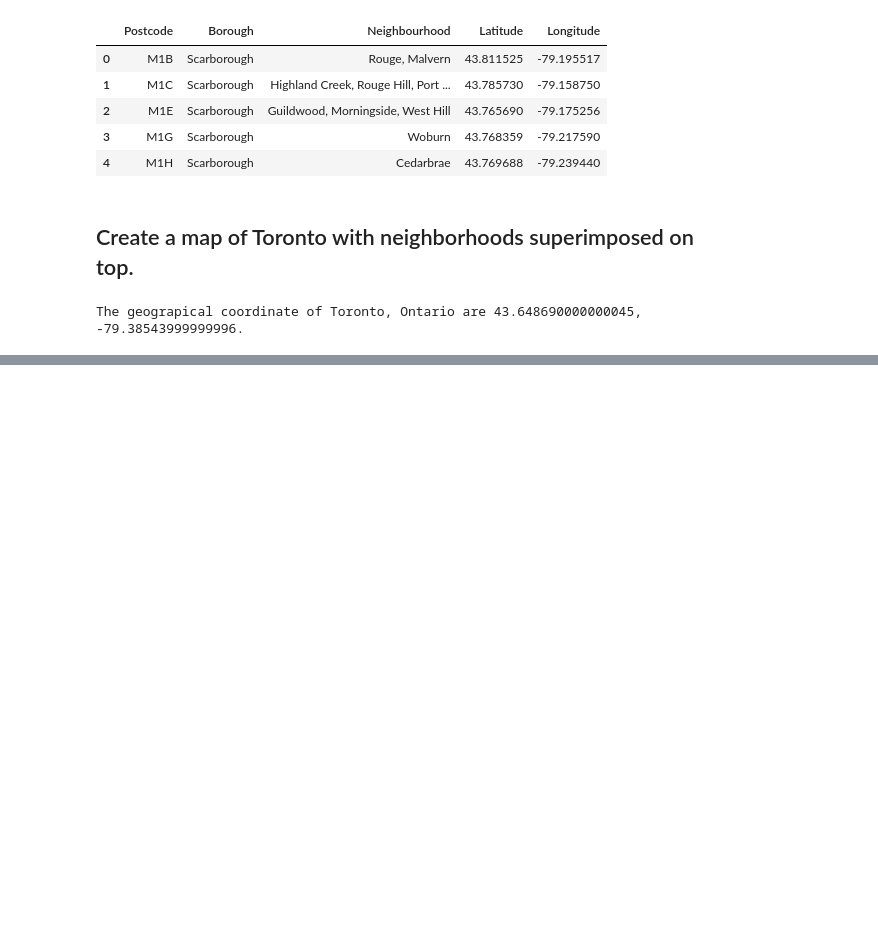
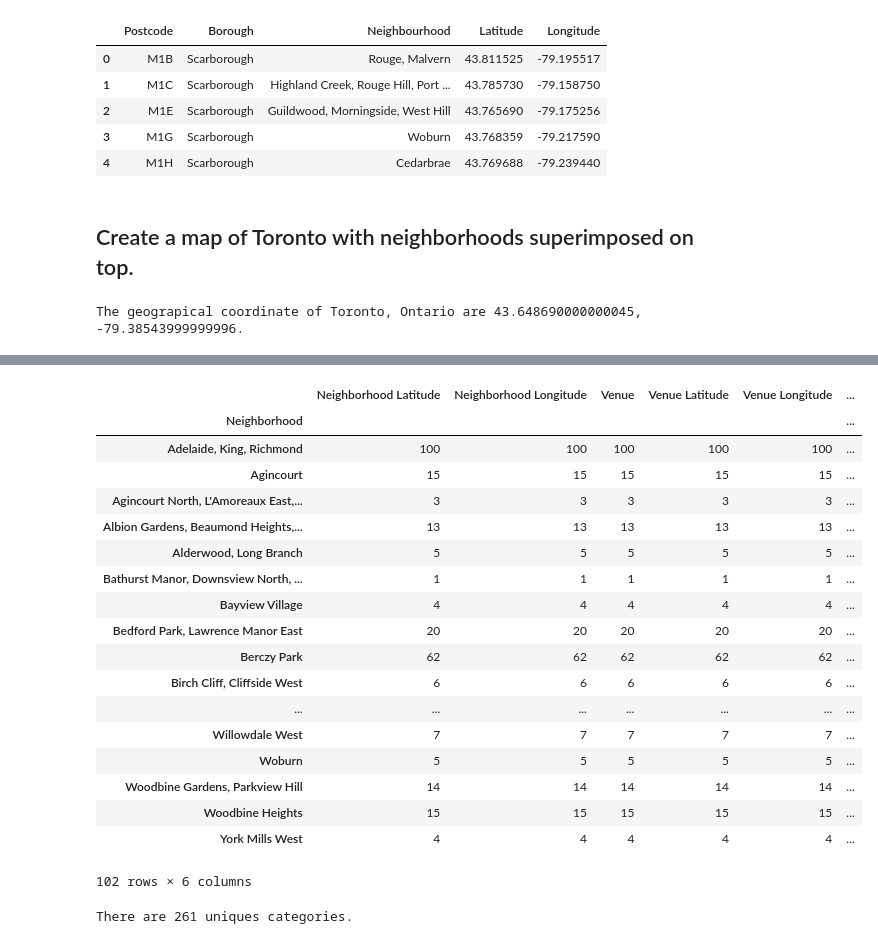
Before and after one commit to tonnyeremin/Urban-Data-Science, a Jupyter notebook: Coursera Capstone.ipynb, the cells around one changed output, grey strips where cells are left out. Drawn from its saved outputs; the diff is of its cells as text; code cells hidden in the pictures; blank space fills up the shorter version.

```diff
--- a/Coursera Capstone.ipynb
+++ b/Coursera Capstone.ipynb
@@ -218,0 +239,3 @@ map_toronto
+# %%
+results = requests.get(url).json()
+results
@@ -218,0 +355,26 @@ map_toronto
+# %%
+toronto_venues.groupby('Neighborhood').count()
+# %% [output]
+|  | Neighborhood Latitude | Neighborhood Longitude | Venue | Venue Latitude | Venue Longitude | ... |
+| Neighborhood |  |  |  |  |  | ... |
+| Adelaide, King, Richmond | 100 | 100 | 100 | 100 | 100 | ... |
+| Agincourt | 15 | 15 | 15 | 15 | 15 | ... |
+| Agincourt North, L'Amoreaux East,... | 3 | 3 | 3 | 3 | 3 | ... |
+| Albion Gardens, Beaumond Heights,... | 13 | 13 | 13 | 13 | 13 | ... |
+| Alderwood, Long Branch | 5 | 5 | 5 | 5 | 5 | ... |
+| Bathurst Manor, Downsview North, ... | 1 | 1 | 1 | 1 | 1 | ... |
+| Bayview Village | 4 | 4 | 4 | 4 | 4 | ... |
+| Bedford Park, Lawrence Manor East | 20 | 20 | 20 | 20 | 20 | ... |
+| Berczy Park | 62 | 62 | 62 | 62 | 62 | ... |
+| Birch Cliff, Cliffside West | 6 | 6 | 6 | 6 | 6 | ... |
+| ... | ... | ... | ... | ... | ... | ... |
+| Willowdale West | 7 | 7 | 7 | 7 | 7 | ... |
+| Woburn | 5 | 5 | 5 | 5 | 5 | ... |
+| Woodbine Gardens, Parkview Hill | 14 | 14 | 14 | 14 | 14 | ... |
+| Woodbine Heights | 15 | 15 | 15 | 15 | 15 | ... |
+| York Mills West | 4 | 4 | 4 | 4 | 4 | ... |
+102 rows × 6 columns
+# %%
+print('There are {} uniques categories.'.format(len(toronto_venues['Venue Category'].unique())))
+# %% [output]
+There are 261 uniques categories.
```
Also changed, not shown: parts of 23 cells of this notebook.
